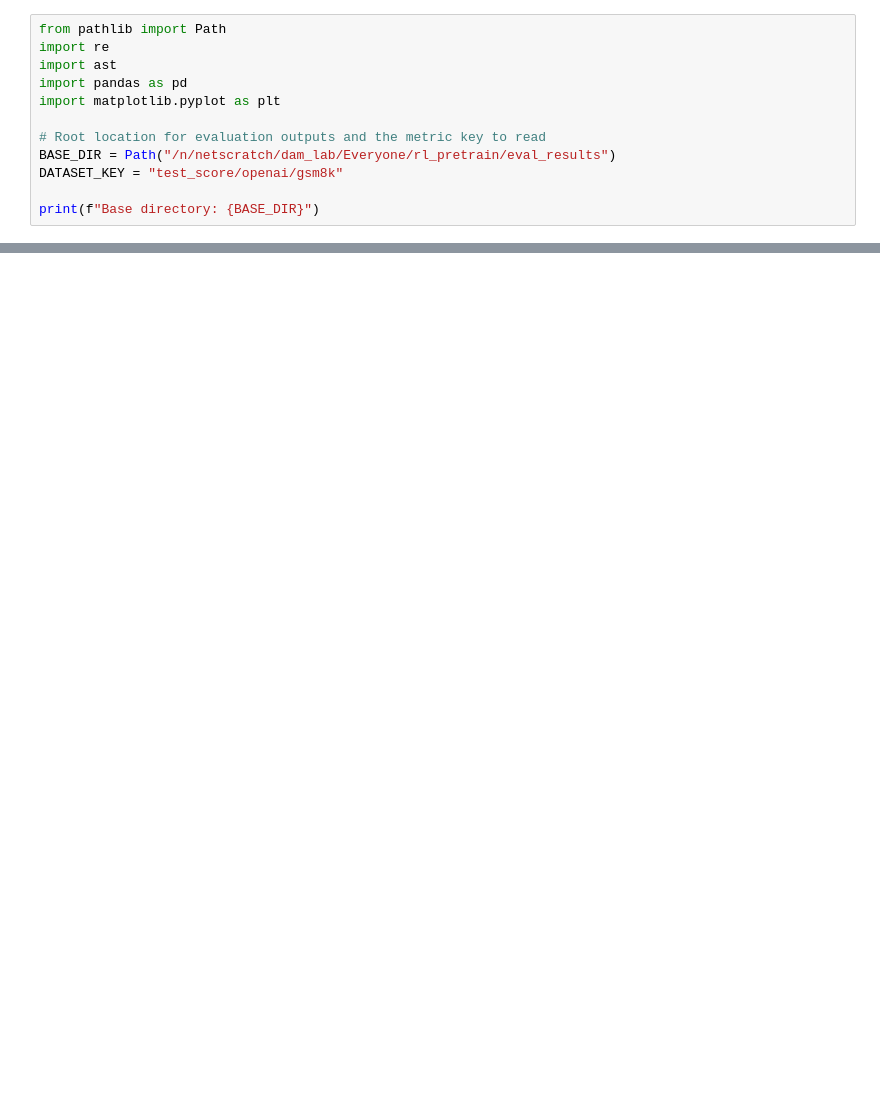
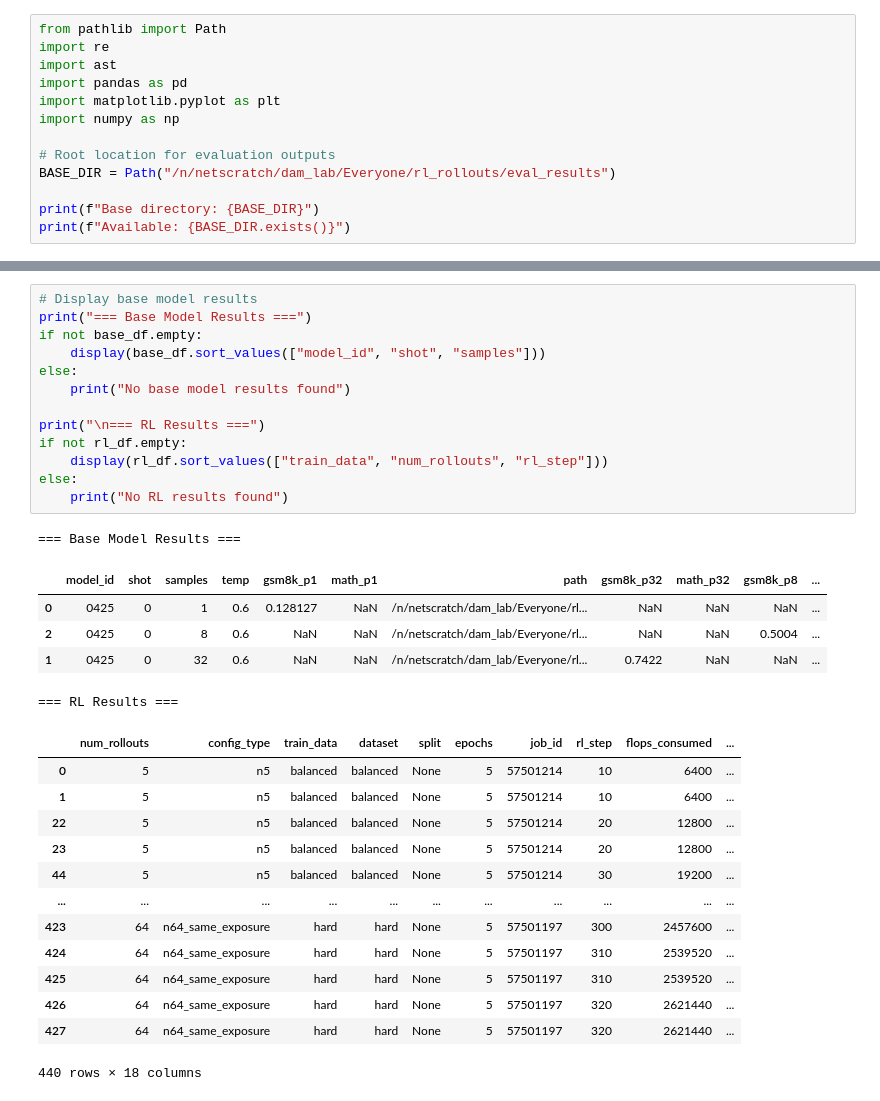
Before and after one commit to RachitBansal/verl, a Jupyter notebook: plot_eval_results.ipynb, the cells around one changed output, grey strips where cells are left out. Cells and saved outputs as stored; diff of their text form; blank space fills up the shorter version.

Commit message:
added notebook with new results

```diff
--- a/plot_eval_results.ipynb
+++ b/plot_eval_results.ipynb
@@ -8,10 +8,11 @@ import re
 import ast
 import pandas as pd
 import matplotlib.pyplot as plt
+import numpy as np
 
-# Root location for evaluation outputs and the metric key to read
-BASE_DIR = Path("/n/netscratch/dam_lab/Everyone/rl_pretrain/eval_results")
-DATASET_KEY = "test_score/openai/gsm8k"
+# Root location for evaluation outputs
+BASE_DIR = Path("/n/netscratch/dam_lab/Everyone/rl_rollouts/eval_results")
 
 print(f"Base directory: {BASE_DIR}")
+print(f"Available: {BASE_DIR.exists()}")
 # %% [output]
@@ -382,0 +232,33 @@ concise_df
+# %%
+# Display base model results
+print("=== Base Model Results ===")
+if not base_df.empty:
+    display(base_df.sort_values(["model_id", "shot", "samples"]))
+else:
+    print("No base model results found")
+
+print("\n=== RL Results ===")
+if not rl_df.empty:
+    display(rl_df.sort_values(["train_data", "num_rollouts", "rl_step"]))
+else:
+    print("No RL results found")
+# %% [output]
+=== Base Model Results ===
+|  | model_id | shot | samples | temp | gsm8k_p1 | math_p1 | path | gsm8k_p32 | math_p32 | gsm8k_p8 | ... |
+| 0 | 0425 | 0 | 1 | 0.6 | 0.128127 | NaN | /n/netscratch/dam_lab/Everyone/rl... | NaN | NaN | NaN | ... |
+| 2 | 0425 | 0 | 8 | 0.6 | NaN | NaN | /n/netscratch/dam_lab/Everyone/rl... | NaN | NaN | 0.5004 | ... |
+| 1 | 0425 | 0 | 32 | 0.6 | NaN | NaN | /n/netscratch/dam_lab/Everyone/rl... | 0.7422 | NaN | NaN | ... |
+=== RL Results ===
+|  | num_rollouts | config_type | train_data | dataset | split | epochs | job_id | rl_step | flops_consumed | ... |
+| 0 | 5 | n5 | balanced | balanced | None | 5 | 57501214 | 10 | 6400 | ... |
+| 1 | 5 | n5 | balanced | balanced | None | 5 | 57501214 | 10 | 6400 | ... |
+| 22 | 5 | n5 | balanced | balanced | None | 5 | 57501214 | 20 | 12800 | ... |
+| 23 | 5 | n5 | balanced | balanced | None | 5 | 57501214 | 20 | 12800 | ... |
+| 44 | 5 | n5 | balanced | balanced | None | 5 | 57501214 | 30 | 19200 | ... |
+| ... | ... | ... | ... | ... | ... | ... | ... | ... | ... | ... |
+| 423 | 64 | n64_same_exposure | hard | hard | None | 5 | 57501197 | 300 | 2457600 | ... |
+| 424 | 64 | n64_same_exposure | hard | hard | None | 5 | 57501197 | 310 | 2539520 | ... |
+| 425 | 64 | n64_same_exposure | hard | hard | None | 5 | 57501197 | 310 | 2539520 | ... |
+| 426 | 64 | n64_same_exposure | hard | hard | None | 5 | 57501197 | 320 | 2621440 | ... |
+| 427 | 64 | n64_same_exposure | hard | hard | None | 5 | 57501197 | 320 | 2621440 | ... |
+440 rows × 18 columns
```
Also changed, not shown: parts of 17 cells of this notebook.
